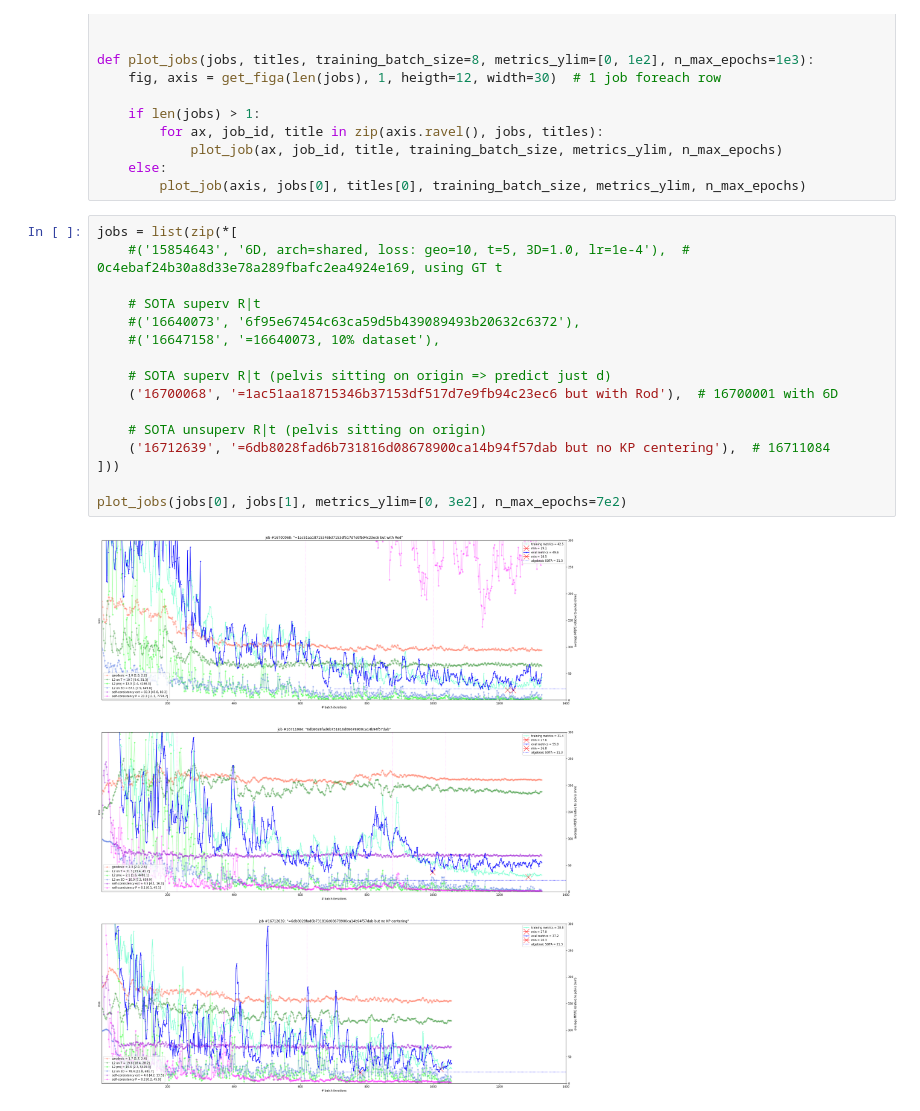
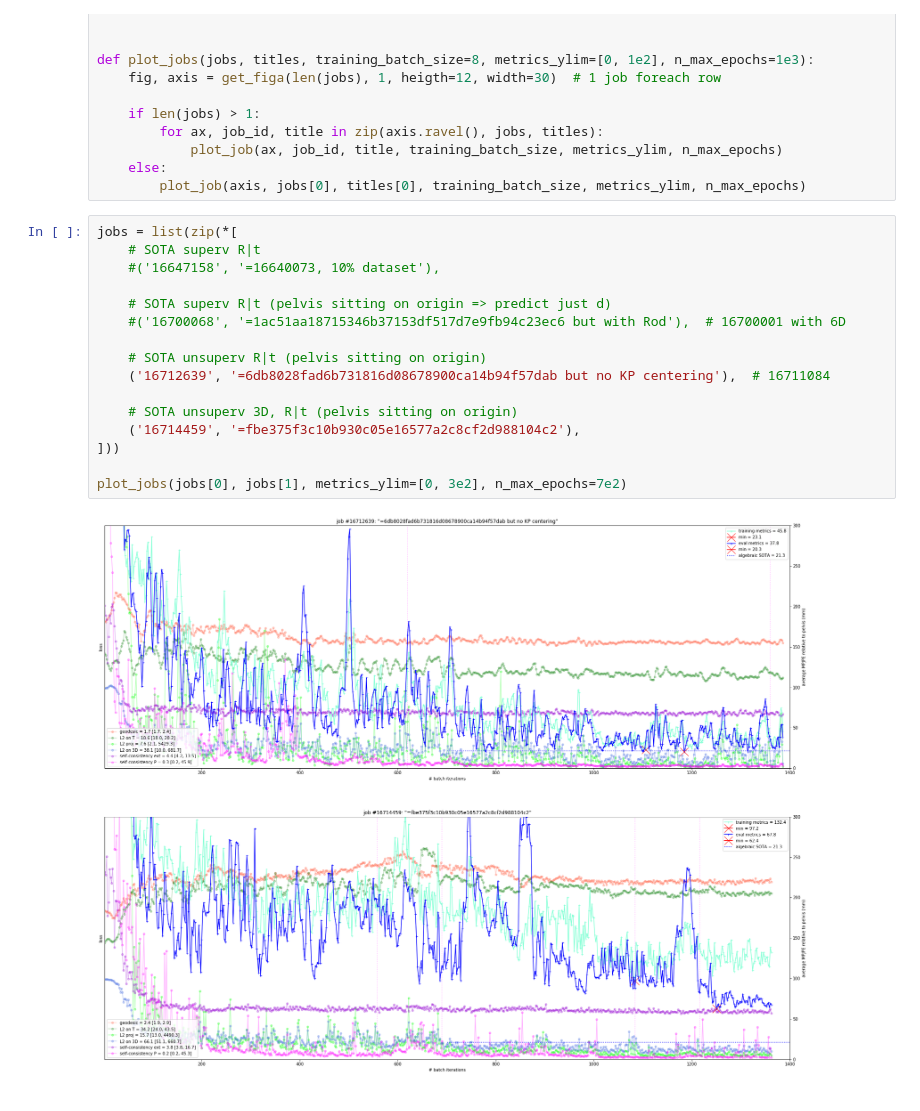
Before and after one commit to karfly/learnable-triangulation-pytorch, a Jupyter notebook: tom.ipynb, the cells around one changed output. Saved outputs shown, nothing was run; the diff lists cells and outputs as text.

```diff
--- a/tom.ipynb
+++ b/tom.ipynb
@@ -57,19 +57,19 @@ def plot_jobs(jobs, titles, training_batch_size=8, metrics_ylim=[0, 1e2], n_max_
         plot_job(axis, jobs[0], titles[0], training_batch_size, metrics_ylim, n_max_epochs)
 # %%
 jobs = list(zip(*[
-    #('15854643', '6D, arch=shared, loss: geo=10, t=5, 3D=1.0, lr=1e-4'),  # 0c4ebaf24b30a8d33e78a289fbafc2ea4924e169, using GT t
-
     # SOTA superv R|t
-    #('16640073', '6f95e67454c63ca59d5b439089493b20632c6372'),
     #('16647158', '=16640073, 10% dataset'),
 
     # SOTA superv R|t (pelvis sitting on origin => predict just d)
-    ('16700068', '=1ac51aa18715346b37153df517d7e9fb94c23ec6 but with Rod'),  # 16700001 with 6D
+    #('16700068', '=1ac51aa18715346b37153df517d7e9fb94c23ec6 but with Rod'),  # 16700001 with 6D
 
     # SOTA unsuperv R|t (pelvis sitting on origin)
     ('16712639', '=6db8028fad6b731816d08678900ca14b94f57dab but no KP centering'),  # 16711084
+
+    # SOTA unsuperv 3D, R|t (pelvis sitting on origin)
+    ('16714459', '=fbe375f3c10b930c05e16577a2c8cf2d988104c2'),
 ]))
 
 plot_jobs(jobs[0], jobs[1], metrics_ylim=[0, 3e2], n_max_epochs=7e2)
 # %% [output]
-[figure, old version]
+[figure, new version]
```
Also changed, not shown: 2 other files.
